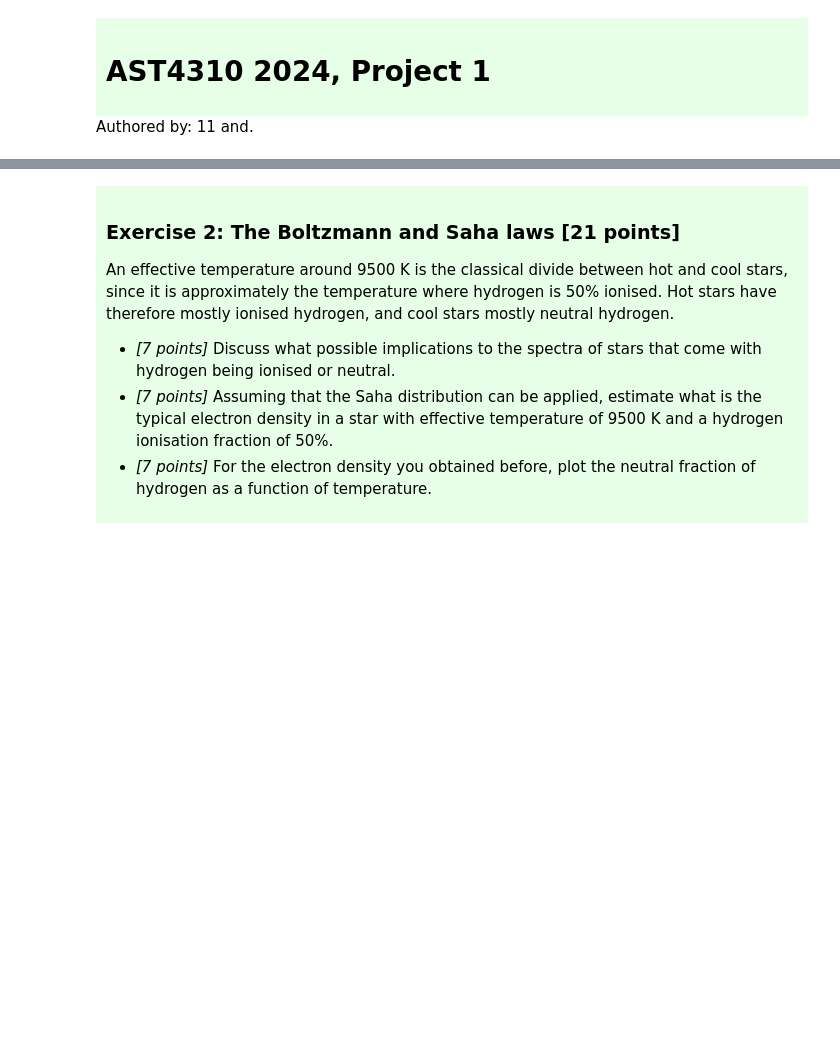
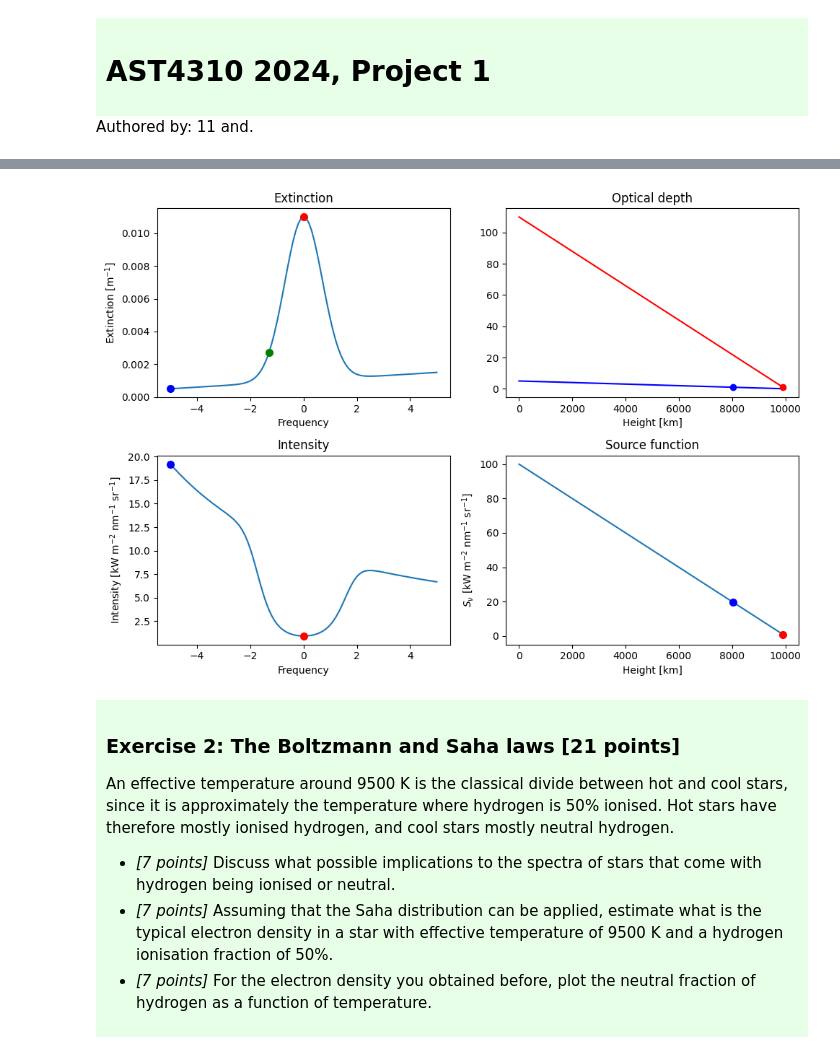
Before and after one commit to Rachelstiansen/AST4310, a Jupyter notebook: project work/project1/project1_student.ipynb, the cells around one changed output, grey strips where cells are left out. Drawn from its saved outputs; the diff is of its cells as text; code cells hidden in the pictures; blank space fills up the shorter version.

Commit message:
Added function to solve exercise 1. Not actually solved anything yet.

```diff
--- a/project work/project1/project1_student.ipynb
+++ b/project work/project1/project1_student.ipynb
@@ -40,3 +77,25 @@ In this exercise, you are to create such diagrams and explain in physical terms
+# %%
+## SAME SET-UP AS GROUP SESSION. PURPOSE IS HAVE SOME VALUES TO TEST THE FUNCTION
+
+freq = np.linspace(-5, 5, 101)
+extinction = (np.exp(- freq ** 2) + 0.5 * freq / 50 + 0.1) / units.m / 100
+
+depth = np.logspace(0, 4, 200) * units.km
+height = -depth + depth.max()
+
+i_units = units.Quantity(1, "kW m-2 nm-1 sr-1") # intensity units
+
+# build the source function
+source_function = (depth.value) / 100 * i_units # source function 1, linear
+
+# build the extinction
+extinction = np.tile(extinction, ((len(depth)), 1))
+# %%
+## ACTUALLY TESTING THE FUNCTION
+
+four_panel_diagram(freq, height, source_function, extinction)
+# %% [output]
+[figure, added]
 # %% [markdown]
 <div style="background-color:#e6ffe6; padding:10px; border-style:
 solid;; border-color:#00e600; border-width:1px">
```
Also changed, not shown: parts of 2 cells of this notebook.
